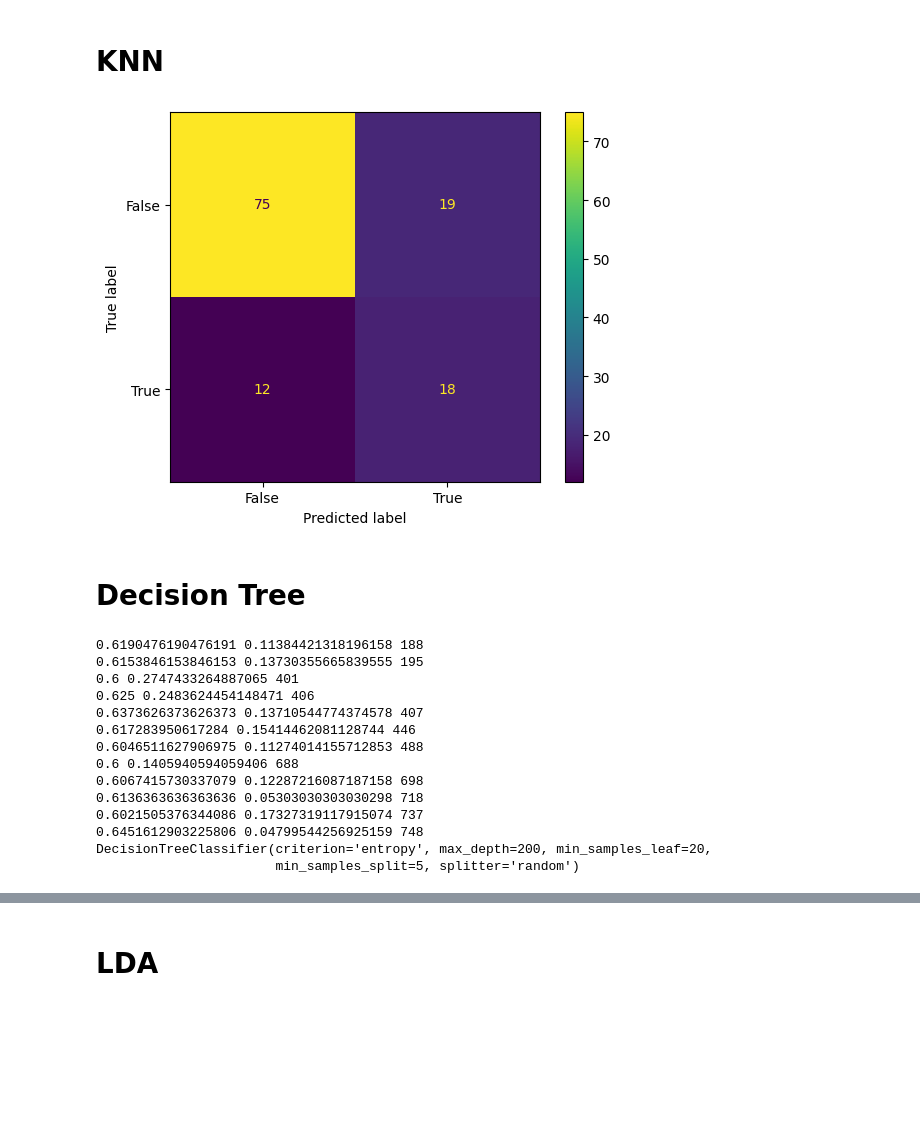
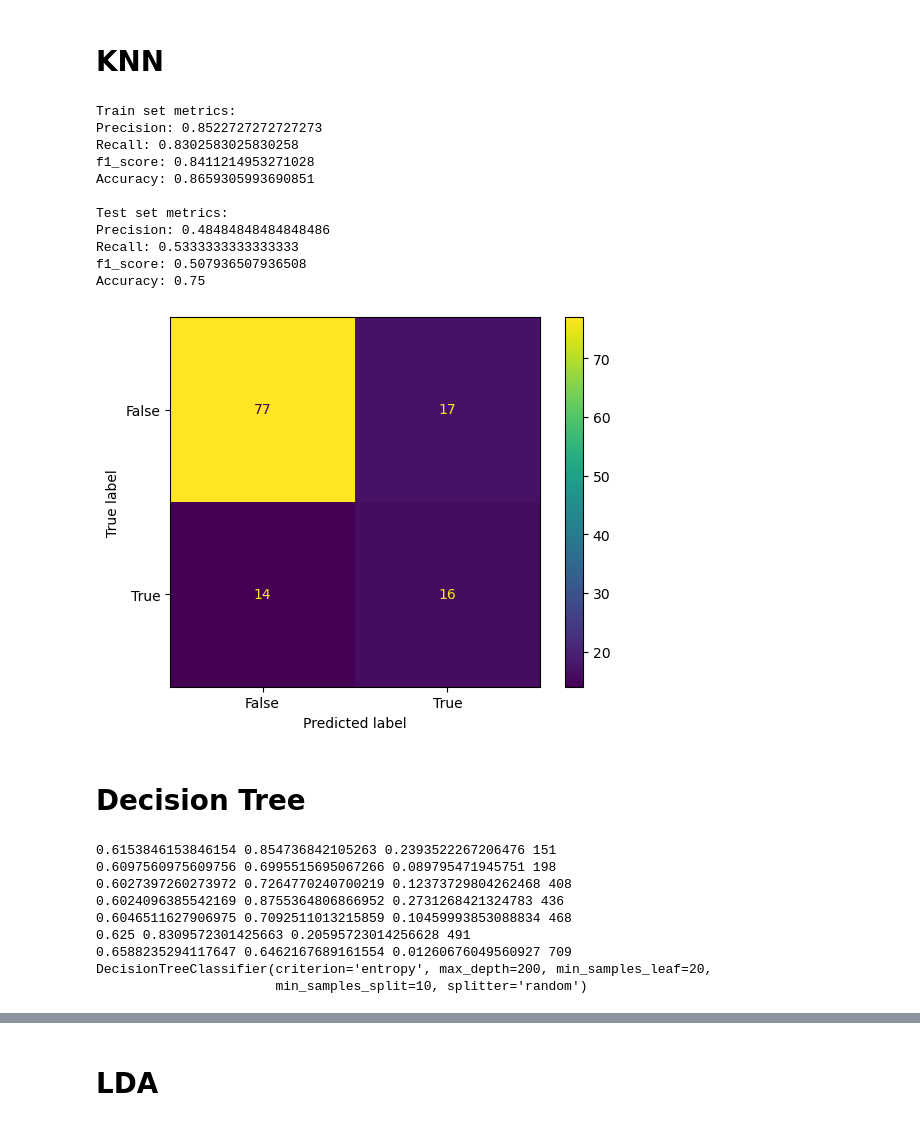
Before and after one commit to asideras/MSc-in-AI-Demokritos-Machine-Learning-Course, a Jupyter notebook: notebooks/murmur_classification.ipynb, the cells around one changed output, grey strips where cells are left out. Cells and saved outputs as stored; diff of their text form; code cells hidden in the pictures; blank space fills up the shorter version.

```diff
--- a/notebooks/murmur_classification.ipynb
+++ b/notebooks/murmur_classification.ipynb
@@ -236,16 +297,46 @@ plt.show()
 # %%
 clf3 = KNeighborsClassifier(n_neighbors=5)
 clf3.fit(new_X_train, new_y_train)
+
+
+y_train_pred  =  clf3.predict(new_X_train)
+print('Train set metrics:')
+print(f'Precision: {precision_score(new_y_train,y_train_pred)}')
+print(f'Recall: {recall_score(new_y_train,y_train_pred)}')
+print(f'f1_score: {f1_score(new_y_train,y_train_pred)}')
+print(f'Accuracy: {accuracy_score(new_y_train,y_train_pred)}\n')
+
 y_pred = clf3.predict(X_test)
+
+
+print('Test set metrics:')
+print(f'Precision: {precision_score(y_test,y_pred)}')
+print(f'Recall: {recall_score(y_test,y_pred)}')
+print(f'f1_score: {f1_score(y_test,y_pred)}')
+print(f'Accuracy: {accuracy_score(y_test,y_pred)}\n')
+
+
+
 print_metrics(y_test,y_pred,f,"KNN")
 
 cm = confusion_matrix(y_test,y_pred)
 cm_display = ConfusionMatrixDisplay(confusion_matrix = cm, display_labels = [False, True])
 
 cm_display.plot()
 plt.show()
 # %% [output]
+Train set metrics:
+Precision: 0.8522727272727273
+Recall: 0.8302583025830258
+f1_score: 0.8411214953271028
+Accuracy: 0.8659305993690851
+
+Test set metrics:
+Precision: 0.48484848484848486
+Recall: 0.5333333333333333
+f1_score: 0.507936507936508
+Accuracy: 0.75
-[figure, old version]
+[figure, new version]
 # %% [markdown]
 # Decision Tree
 # %%
@@ -274,25 +365,20 @@ for c in params['criterion']:
 # %%
 for i in range(len(tree_models)):
     if tree_models[i][1] >= 0.6:
-        print(tree_models[i][1],tree_models[i][2],i)
+        print(tree_models[i][1],tree_models[i][2],tree_models[i][3],i)
 
-model_selected = tree_models[458][0]
+model_selected = tree_models[463][0]
 print(model_selected)
 # %% [output]
-0.6190476190476191 0.11384421318196158 188
-0.6153846153846153 0.13730355665839555 195
-0.6 0.2747433264887065 401
-0.625 0.2483624454148471 406
-0.6373626373626373 0.13710544774374578 407
-0.617283950617284 0.15414462081128744 446
-0.6046511627906975 0.11274014155712853 488
-0.6 0.1405940594059406 688
-0.6067415730337079 0.12287216087187158 698
-0.6136363636363636 0.05303030303030298 718
-0.6021505376344086 0.17327319117915074 737
-0.6451612903225806 0.04799544256925159 748
+0.6153846153846154 0.854736842105263 0.2393522267206476 151
+0.6097560975609756 0.6995515695067266 0.089795471945751 198
+0.6027397260273972 0.7264770240700219 0.12373729804262468 408
+0.6024096385542169 0.8755364806866952 0.2731268421324783 436
+0.6046511627906975 0.7092511013215859 0.10459993853088834 468
+0.625 0.8309572301425663 0.20595723014256628 491
+0.6588235294117647 0.6462167689161554 0.01260676049560927 709
 DecisionTreeClassifier(criterion='entropy', max_depth=200, min_samples_leaf=20,
-                       min_samples_split=5, splitter='random')
+                       min_samples_split=10, splitter='random')
 # %%
 y_pred_test = model_selected.predict(X_test)
 
```
Also changed, not shown: parts of 59 cells of this notebook, 8 other files.
